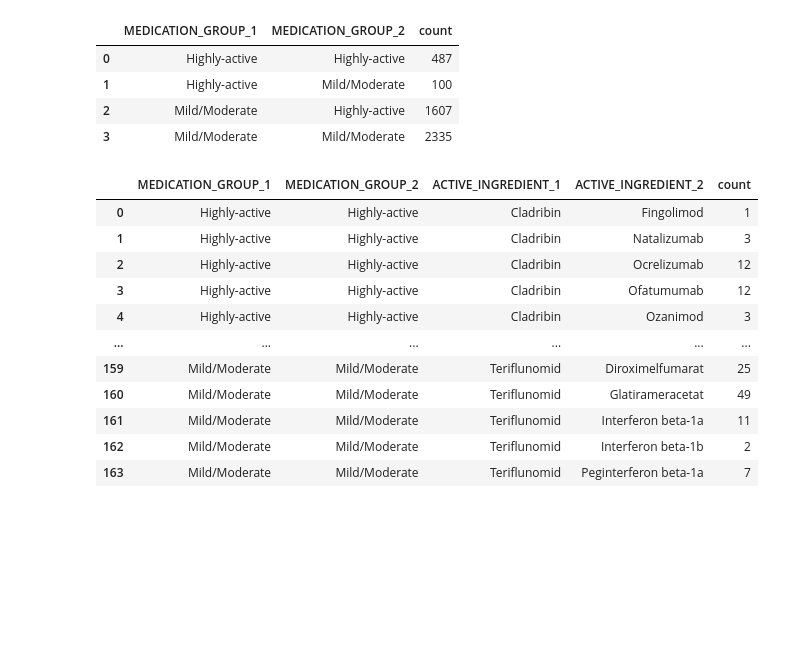
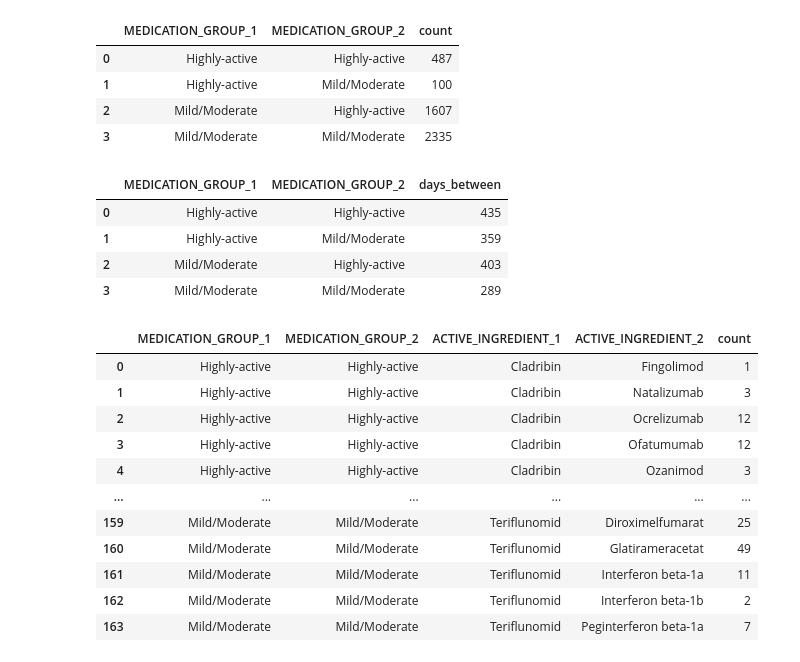
Before and after one commit to hajdinjak/insights_solutions, a Jupyter notebook: switches_MS_data.ipynb, the cells around one changed output. Cells and saved outputs as stored; diff of their text form; code cells hidden in the pictures; blank space fills up the shorter version.

```diff
--- a/switches_MS_data.ipynb
+++ b/switches_MS_data.ipynb
@@ -82,6 +148,18 @@ combination_counts
 | 1 | Highly-active | Mild/Moderate | 100 |
 | 2 | Mild/Moderate | Highly-active | 1607 |
 | 3 | Mild/Moderate | Mild/Moderate | 2335 |
+# %%
+# the average number of days between the two dates per switching combination
+avg_days_medication_group = pivoted.groupby(['MEDICATION_GROUP_1', 'MEDICATION_GROUP_2'])['days_between'].mean().astype(int).reset_index()
+avg_days_medication_group
+
+# regardless of their initial medication, patients wait shorter if they switch to a mild medication than to a highlly potent one
+# %% [output]
+|  | MEDICATION_GROUP_1 | MEDICATION_GROUP_2 | days_between |
+| 0 | Highly-active | Highly-active | 435 |
+| 1 | Highly-active | Mild/Moderate | 359 |
+| 2 | Mild/Moderate | Highly-active | 403 |
+| 3 | Mild/Moderate | Mild/Moderate | 289 |
 # %%
 # # how many patients have swithced from one active ingredient to another
 combination_counts_active_ingredient = pivoted.groupby(['MEDICATION_GROUP_1', 'MEDICATION_GROUP_2', 'ACTIVE_INGREDIENT_1', 'ACTIVE_INGREDIENT_2']).size().astype(int).reset_index(name='count')
```
Also changed, not shown: parts of 12 cells of this notebook.
